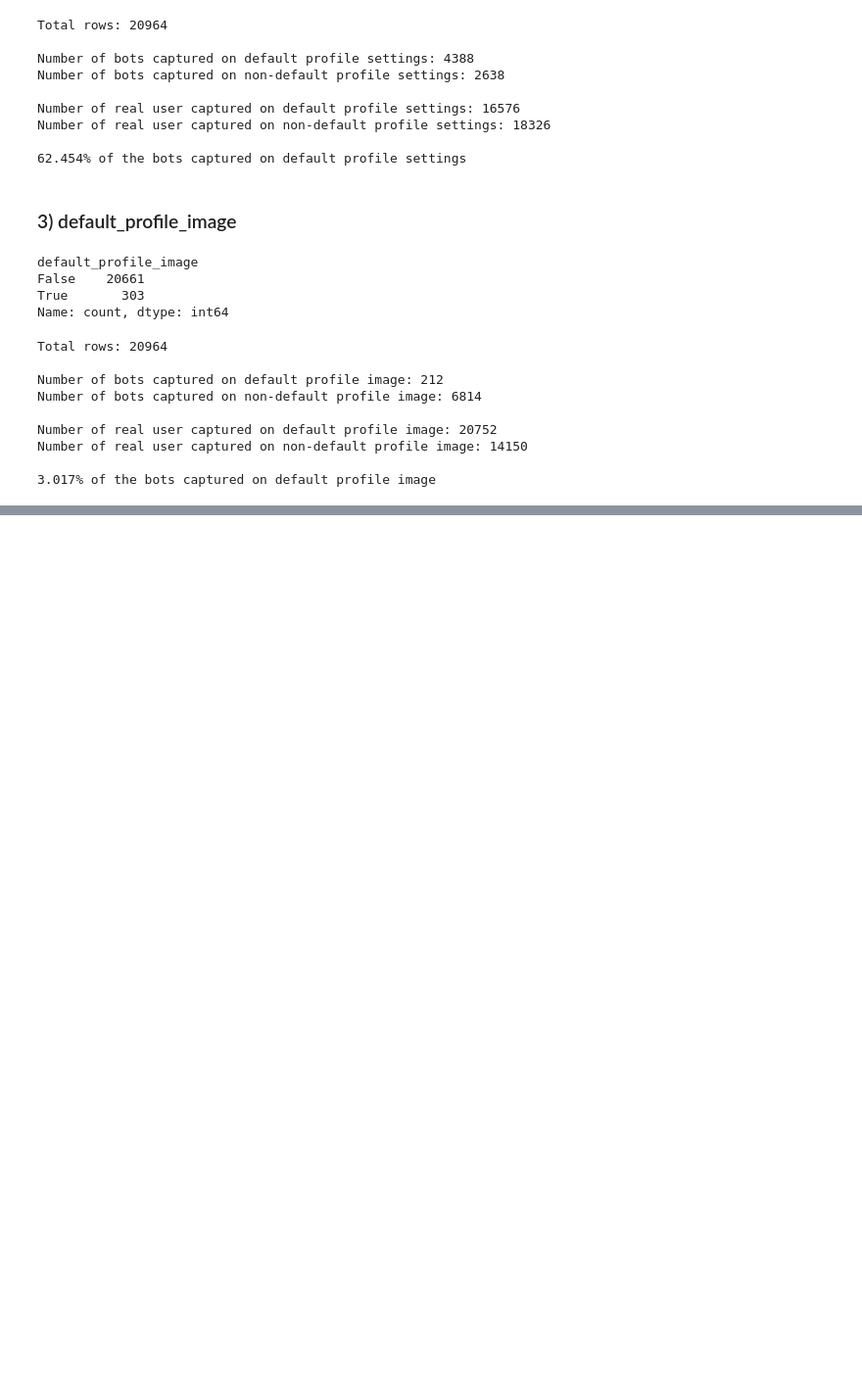
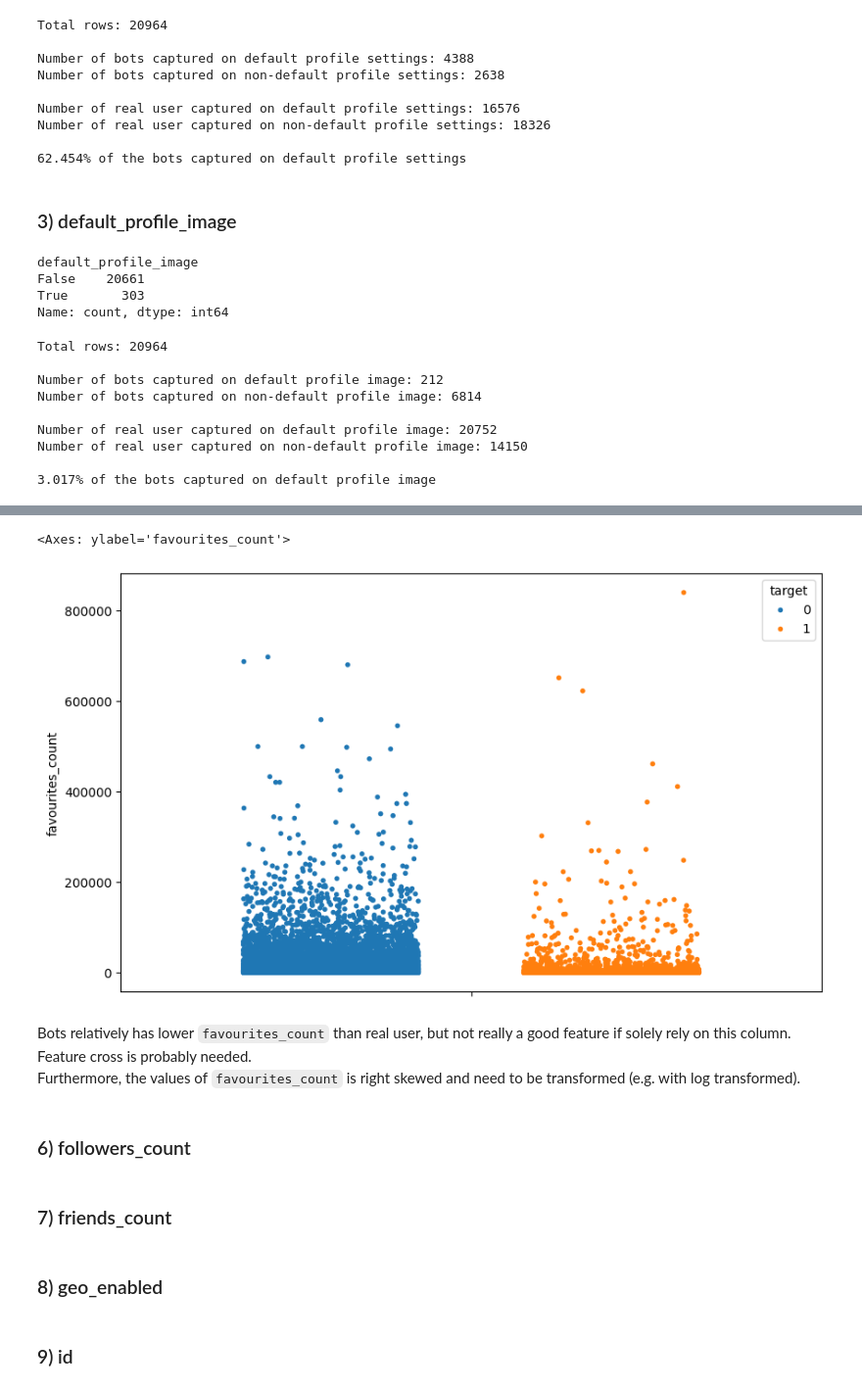
Before and after one commit to alexanderwilly/TwitterVerse_BotDetection, a Jupyter notebook: EDA.ipynb, the cells around one changed output, grey strips where cells are left out. Shown: that part at 98% size. Cells and saved outputs as stored; diff of their text form; code cells hidden in the pictures; blank space fills up the shorter version.

```diff
--- a/EDA.ipynb
+++ b/EDA.ipynb
@@ -298,0 +338,23 @@ Number of real user captured on non-default profile image: 14150
+# %%
+plt.figure(figsize=(10, 6))
+sns.stripplot(
+    data=df_train,
+    y='favourites_count',
+    hue='target',
+    dodge=True,
+    jitter=0.25,
+    size=4
+)
+# %% [output]
+<Axes: ylabel='favourites_count'>
+[figure, added]
+# %% [markdown]
+Bots relatively has lower `favourites_count` than real user, but not really a good feature if solely rely on this column. Feature cross is probably needed. <br/> Furthermore, the values of `favourites_count` is right skewed and need to be transformed (e.g. with log transformed).
+# %% [markdown]
+### 6) followers_count
+# %% [markdown]
+### 7) friends_count
+# %% [markdown]
+### 8) geo_enabled
+# %% [markdown]
+### 9) id
```
Also changed, not shown: parts of 15 cells of this notebook.
